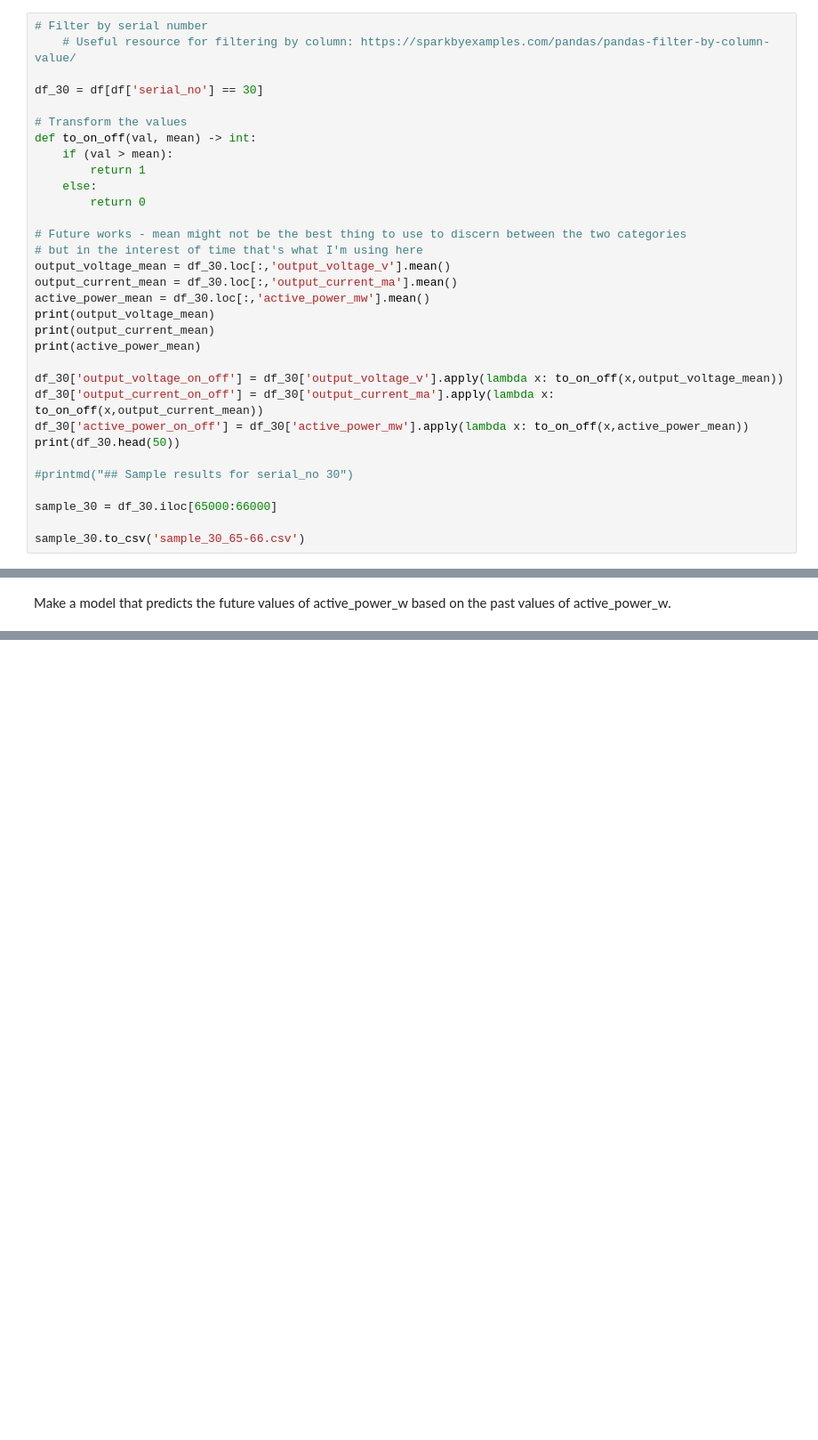
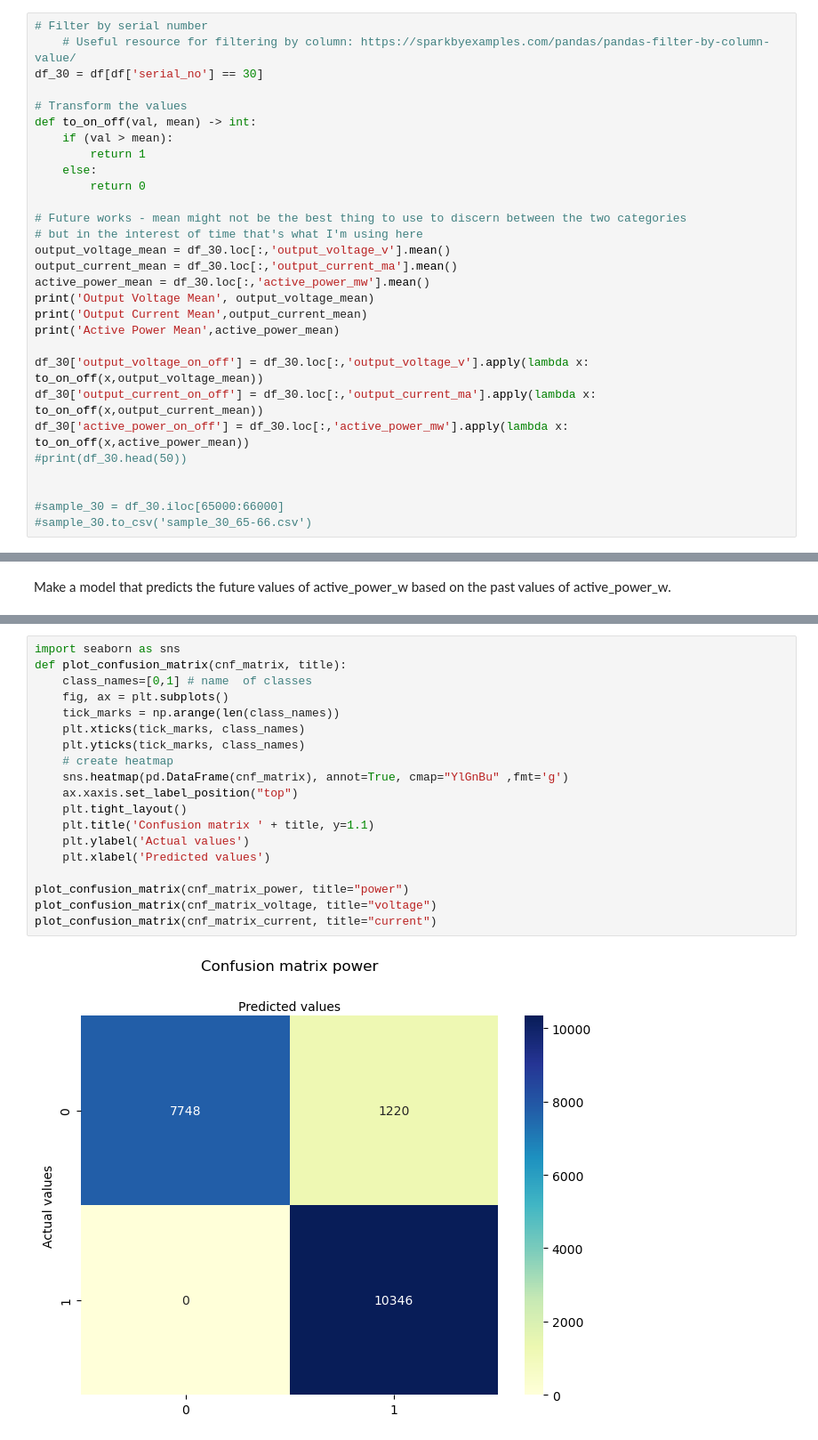
Before and after one commit to jcarter1028/v-research-interview, a Jupyter notebook: data_science/work.ipynb, the cells around one changed output, grey strips where cells are left out. Shown at 89% size. Drawn from its saved outputs; the diff is of its cells as text; blank space fills up the shorter version.

```diff
--- a/data_science/work.ipynb
+++ b/data_science/work.ipynb
@@ -184,7 +121,6 @@ Make two regresion models to predict the values of active_power_w, output_voltag
 # %%
 # Filter by serial number
     # Useful resource for filtering by column: https://sparkbyexamples.com/pandas/pandas-filter-by-column-value/
-
 df_30 = df[df['serial_no'] == 30]
 
 # Transform the values
@@ -199,18 +135,16 @@ def to_on_off(val, mean) -> int:
 output_voltage_mean = df_30.loc[:,'output_voltage_v'].mean()
 output_current_mean = df_30.loc[:,'output_current_ma'].mean()
 active_power_mean = df_30.loc[:,'active_power_mw'].mean()
-print(output_voltage_mean)
-print(output_current_mean)
-print(active_power_mean)
+print('Output Voltage Mean', output_voltage_mean)
+print('Output Current Mean',output_current_mean)
+print('Active Power Mean',active_power_mean)
 
-df_30['output_voltage_on_off'] = df_30['output_voltage_v'].apply(lambda x: to_on_off(x,output_voltage_mean))
-df_30['output_current_on_off'] = df_30['output_current_ma'].apply(lambda x: to_on_off(x,output_current_mean))
-df_30['active_power_on_off'] = df_30['active_power_mw'].apply(lambda x: to_on_off(x,active_power_mean))
-print(df_30.head(50))
+df_30['output_voltage_on_off'] = df_30.loc[:,'output_voltage_v'].apply(lambda x: to_on_off(x,output_voltage_mean))
+df_30['output_current_on_off'] = df_30.loc[:,'output_current_ma'].apply(lambda x: to_on_off(x,output_current_mean))
+df_30['active_power_on_off'] = df_30.loc[:,'active_power_mw'].apply(lambda x: to_on_off(x,active_power_mean))
+#print(df_30.head(50))
 
-#printmd("## Sample results for serial_no 30")
 
-sample_30 = df_30.iloc[65000:66000]
-
-sample_30.to_csv('sample_30_65-66.csv')
+#sample_30 = df_30.iloc[65000:66000]
+#sample_30.to_csv('sample_30_65-66.csv')
 # %% [output]
@@ -475,0 +358,21 @@ print(len(sample4))
+# %%
+import seaborn as sns
+def plot_confusion_matrix(cnf_matrix, title):
+    class_names=[0,1] # name  of classes
+    fig, ax = plt.subplots()
+    tick_marks = np.arange(len(class_names))
+    plt.xticks(tick_marks, class_names)
+    plt.yticks(tick_marks, class_names)
+    # create heatmap
+    sns.heatmap(pd.DataFrame(cnf_matrix), annot=True, cmap="YlGnBu" ,fmt='g')
+    ax.xaxis.set_label_position("top")
+    plt.tight_layout()
+    plt.title('Confusion matrix ' + title, y=1.1)
+    plt.ylabel('Actual values')
+    plt.xlabel('Predicted values')
+
+plot_confusion_matrix(cnf_matrix_power, title="power")
+plot_confusion_matrix(cnf_matrix_voltage, title="voltage")
+plot_confusion_matrix(cnf_matrix_current, title="current")
+# %% [output]
+[figure, added]
```
Also changed, not shown: parts of 9 cells of this notebook, 15 other files.
